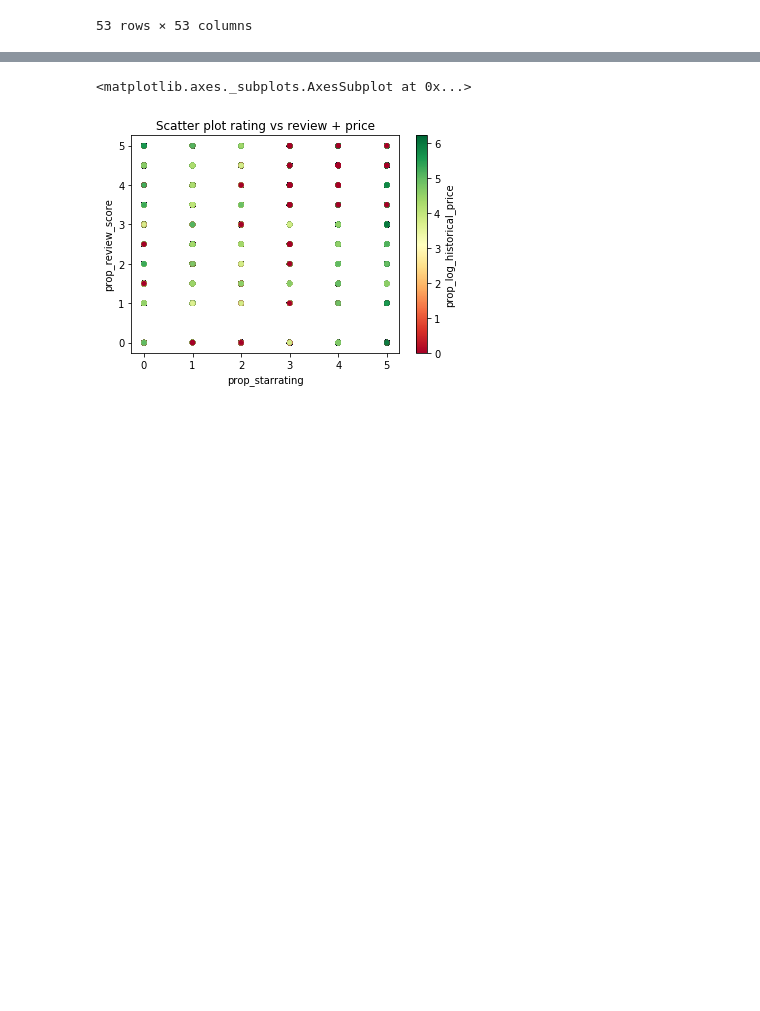
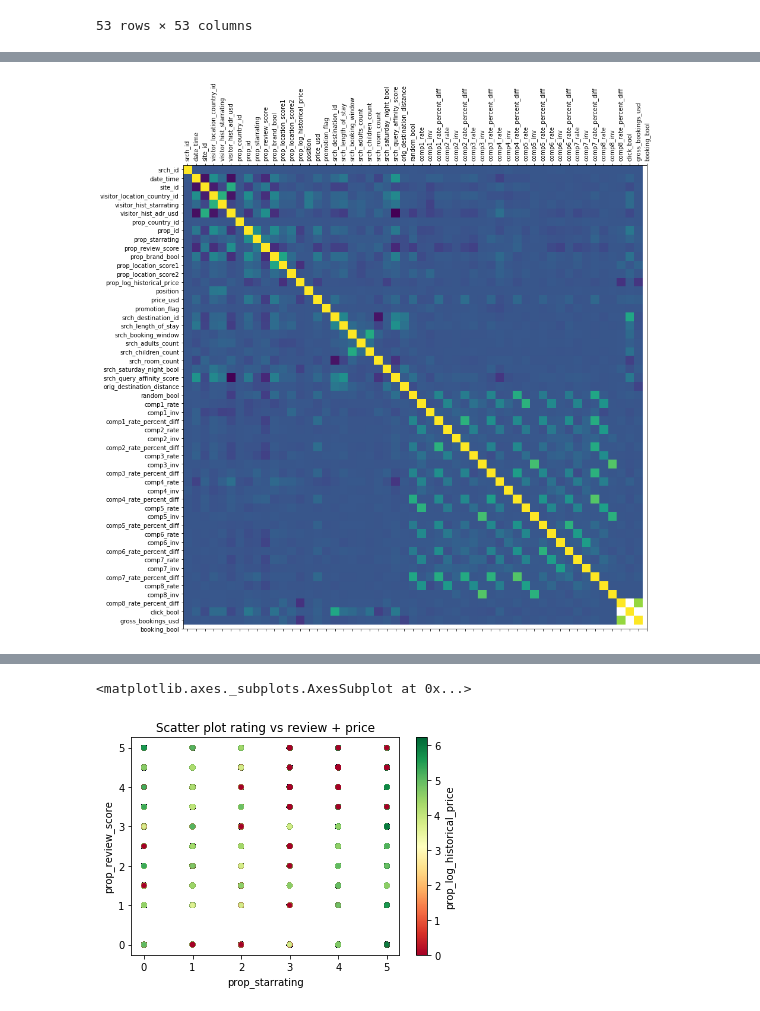
Before and after one commit to PimDijt/DMT, a Jupyter notebook: assignments/assignment2/explore.ipynb, the cells around one changed output, grey strips where cells are left out. Drawn from its saved outputs; the diff is of its cells as text; code cells hidden in the pictures; blank space fills up the shorter version.

```diff
--- a/assignments/assignment2/explore.ipynb
+++ b/assignments/assignment2/explore.ipynb
@@ -127,3 +147,11 @@ Correlation matrix of the dataset:
+# %%
+plt.figure(figsize=(14, 14))
+plt.matshow(df_sample.corr(), fignum=1)
+plt.xticks(range(0,len(df_sample.columns.tolist())), df_sample.columns.tolist(), rotation="vertical")
+plt.yticks(range(0,len(df_sample.columns.tolist())), df_sample.columns.tolist())
+plt.show()
+# %% [output]
+[figure, added]
 # %%
 # For clarity, the correlation with booking_bool
 df_sample.corr()["booking_bool"]
```
Also changed, not shown: parts of 6 cells of this notebook.
